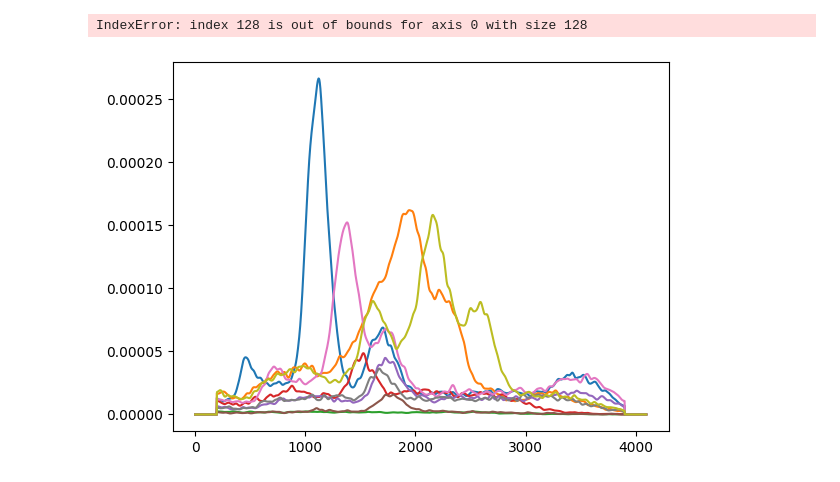
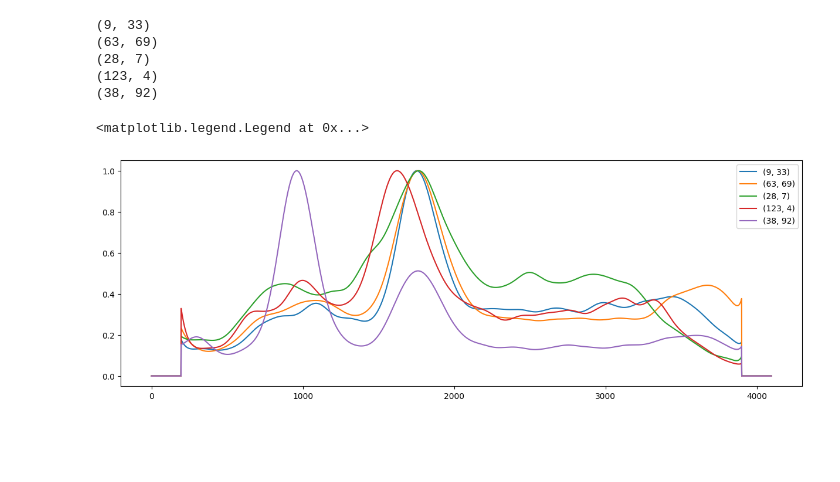
Before and after one commit to erzar0/masters-thesis, a Jupyter notebook: 5_pigment_palette_preprocessing copy.ipynb, the cells around one changed output. Drawn from its saved outputs; the diff is of its cells as text; code cells hidden in the pictures; blank space fills up the shorter version.

```diff
--- a/5_pigment_palette_preprocessing copy.ipynb
+++ b/5_pigment_palette_preprocessing copy.ipynb
@@ -3,12 +3,14 @@ from pathlib import Path
 import numpy as np
 
 def load_scanned_object(name):
+    E_shift = 2
     if name == "matka_boska":
         e_xy = np.load(Path("data/objects/Matka_Boska/Matka_Boska_data_corr_total_Cu.npz"), allow_pickle=True)["E_xy"]
         peaks = [720, 985, 1594, 2068]
         peak_energies = [3.692, 5.088, 8.046, 10.551]
     if name == "pigment_palette":
-        e_xy = np.load(Path("data/objects/pigment_palette/GEM_Cr_PBS1_PadsPalette_ArCO2_80_20_Gain_35_Thr_35_HV3490_Xray_50kV_1mA_Pinhol_2mm_sum_3-23_GainCorr_Fe.npz"), allow_pickle=True)["E_xy"]
+        e_xy = np.load(Path("data/objects/pigment_palette/GEM_Cr_PBS1_PadsPalette_ArCO2_80_20_Gain_35_Thr_35_HV3490_Xray_50kV_1mA_Pinhol_2mm_sum_3-23_GainCorr_Fe.npz"), allow_pickle=True)["E_xy"].astype(float) / (1 << E_shift)
+
         peaks = None
         peak_energies = None
     else:
@@ -111,21 +113,32 @@ def apply_smoothing_and_padding(e_xy, padding_size=196, spatial_padding=False):
     if spatial_padding:
         result = gaussian(result, sigma=0.6)
     result = np.apply_along_axis(
-        gaussian, axis=2, arr=result, sigma=16, preserve_range=True
+        gaussian, axis=2, arr=result, sigma=64, preserve_range=True
     )
 
     result[:, :, :padding_size] = 0
     result[:, :, -padding_size:] = 0
 
+    max_norm_coeff = np.max(result, axis=2, keepdims=True)
+    result /= max_norm_coeff
+
     return result
 
 e_xy_smooth = apply_smoothing_and_padding(e_xy, spatial_padding=True)
 # %%
 import matplotlib.pyplot as plt
 import random
-for i in range(10):
-    xy = random.randint(0, e_xy_smooth.shape[0]), random.randint(0, e_xy_smooth.shape[1])
-    plt.plot(e_xy_smooth[xy], label=xy)
+plt.figure(figsize=(15, 5))
+for i in range(5):
+    xy = random.randint(0, e_xy_smooth.shape[0]-1), random.randint(0, e_xy_smooth.shape[1]-1)
+    print(xy)
+    plt.plot(e_xy_smooth[xy], label=str(xy))
+plt.legend()
 # %% [output]
-IndexError: index 128 is out of bounds for axis 0 with size 128
+(9, 33)
+(63, 69)
+(28, 7)
+(123, 4)
+(38, 92)
+<matplotlib.legend.Legend at 0x...>
-[figure, old version]
+[figure, new version]
```
Also changed, not shown: parts of 3 cells of this notebook, 7 other files.
